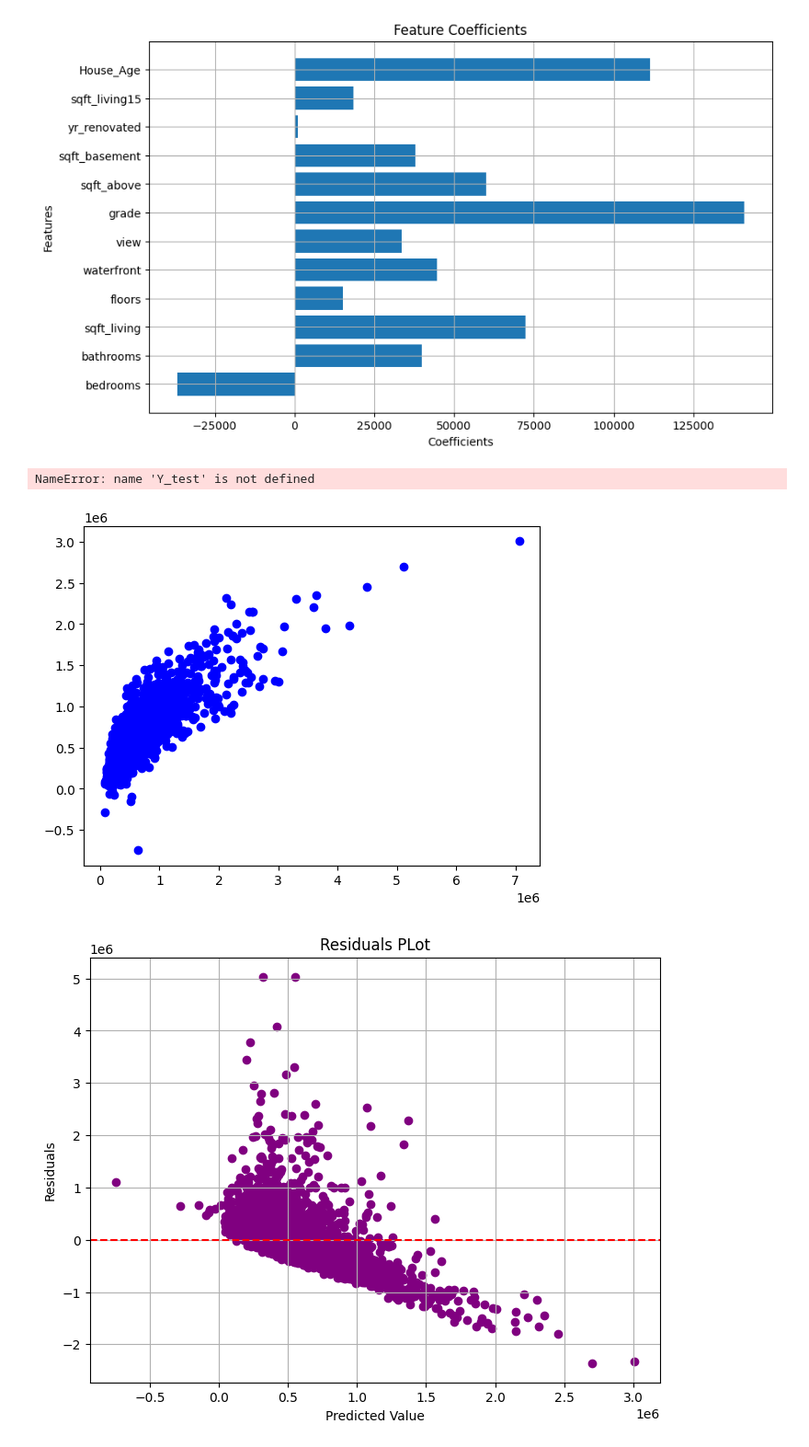
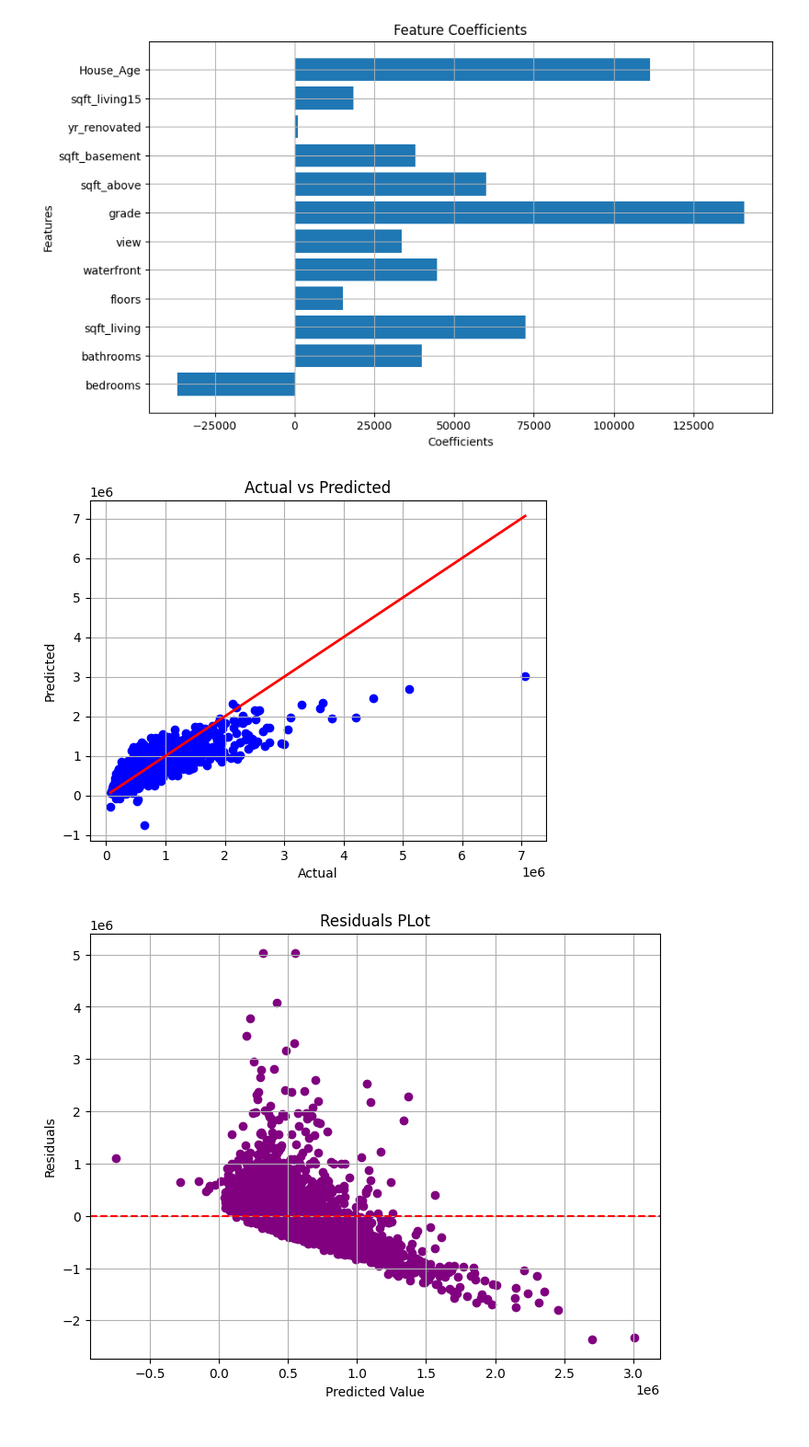
Before and after one commit to sathya6055/Machine-Learning, a Jupyter notebook: Miltivarite Regression/Kc_House_perd.ipynb, the cells around one changed output. Shown at 92% size. Cells and saved outputs as stored; diff of their text form; code cells hidden in the pictures.

```diff
--- a/Miltivarite Regression/Kc_House_perd.ipynb
+++ b/Miltivarite Regression/Kc_House_perd.ipynb
@@ -243,16 +243,15 @@ plt.show()
 # %%
 # plotting the actual vs predicted values
 plt.Figure(figsize=(8, 6))
 plt.scatter(y_test, y_pred, color='blue')
-plt.plot([min(Y_test), max(Y_test)], [min(Y_test), max(Y_test)], color='red', linewidth=2)  #line of perfect fit
+plt.plot([min(y_test), max(y_test)], [min(y_test), max(y_test)], color='red', linewidth=2)  #line of perfect fit
 plt.title('Actual vs Predicted')
 plt.xlabel('Actual')
 plt.ylabel('Predicted')
 plt.grid(True)
 plt.show()
 # %% [output]
-NameError: name 'Y_test' is not defined
-[figure, old version]
+[figure, new version]
 # %%
 #calculating the residuals
 residuals = Y_test - y_pred
```
Also changed, not shown: 4 other files.
